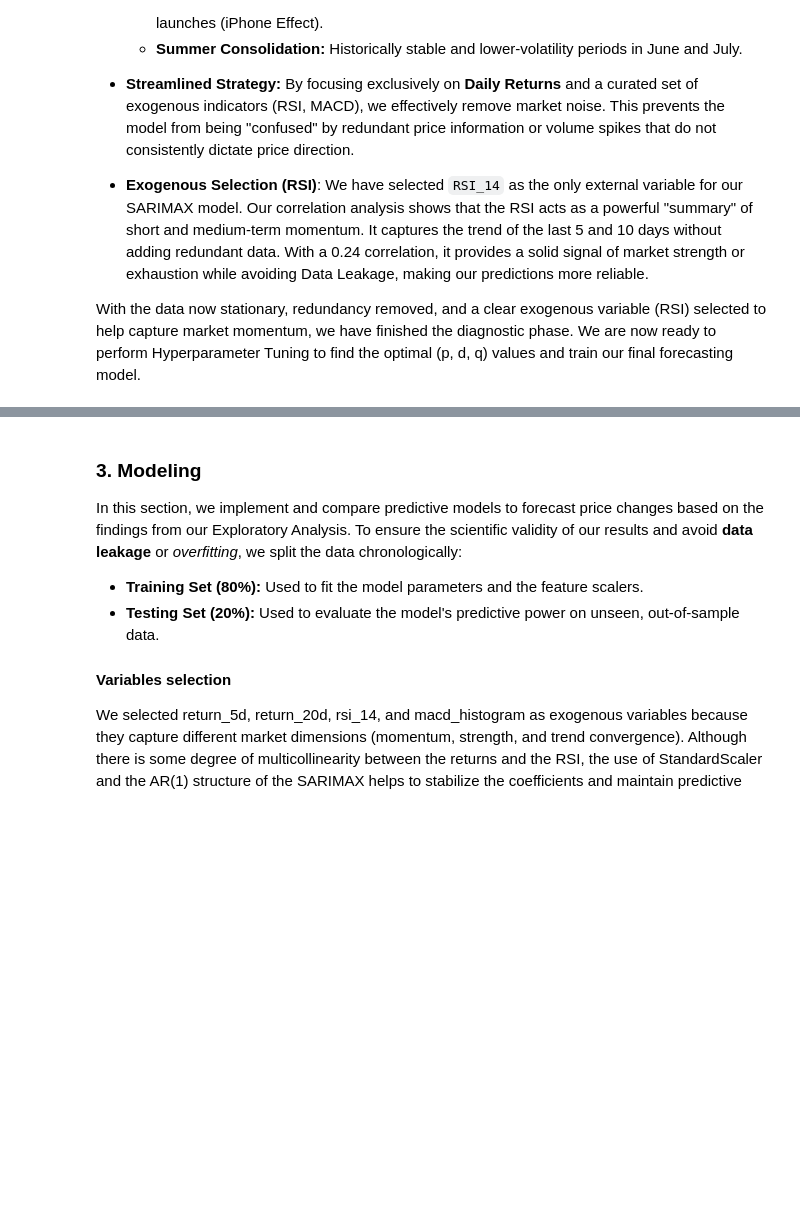
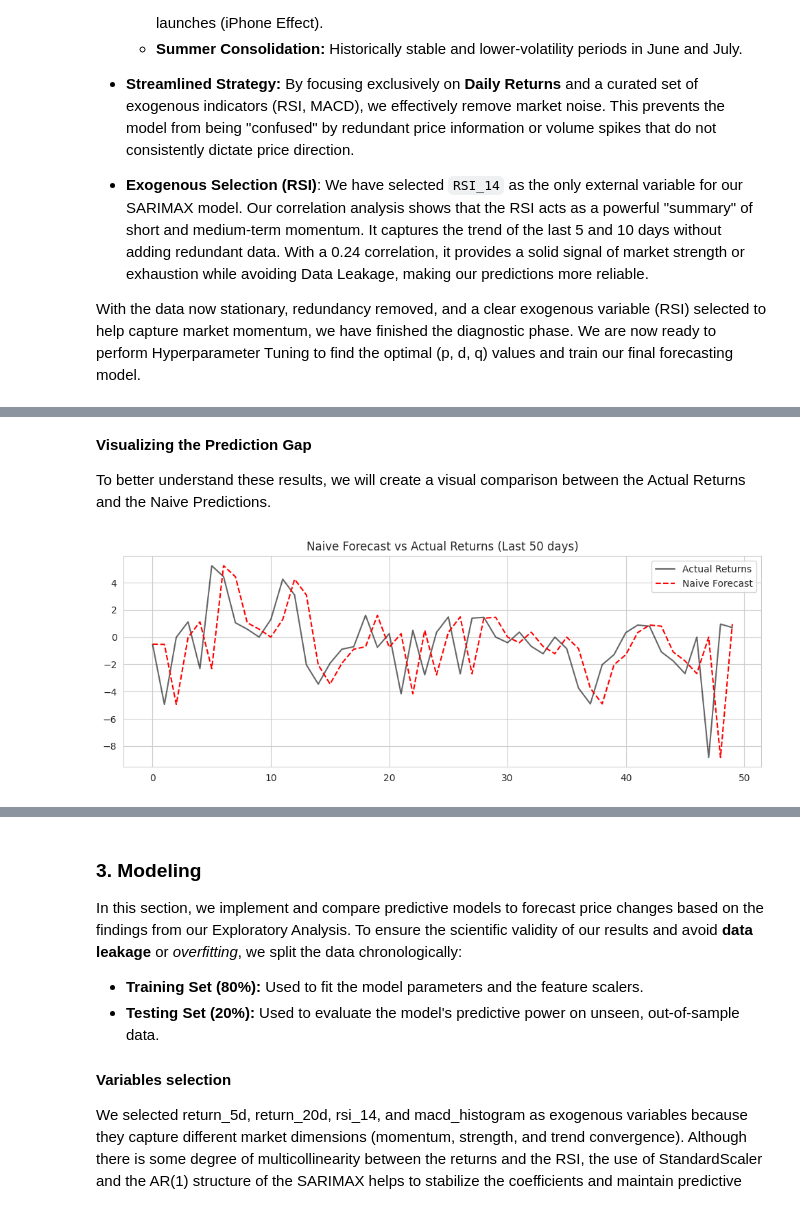
Before and after one commit to Gonzatorra/Advanced-ML-Project, a Jupyter notebook: Deliverable2/main.ipynb, the cells around one changed output, grey strips where cells are left out. Drawn from its saved outputs; the diff is of its cells as text; code cells hidden in the pictures; blank space fills up the shorter version.

```diff
--- a/Deliverable2/main.ipynb
+++ b/Deliverable2/main.ipynb
@@ -400,8 +408,11 @@ The ACF and PACF plots provide the final evidence we needed. The slow decay in t
 # %% [markdown]
 In this step, we are looking at the "Total Price" and started looking at the "Daily Change" (how much the price moves each day). This is called First Differencing ($d=1$).
 # %%
-# Calculamos la diferencia diaria (retornos)
+# Calculate the first difference (returns) of the closing price
 df['returns'] = df['close'].diff()
+# Remove the first row which will have NaN due to differencing
+# so that we can analyze the returns without issues
+df.dropna(inplace=True)
 
 plt.figure(figsize=(14, 6))
 plt.plot(df['returns'], color='#007AFF', linewidth=0.5)
@@ -856,0 +905,12 @@ The data is ready for the ARIMA model.
+# %%
+total_len = len(df)
+train_end = int(total_len * 0.8)
+val_end = int(total_len * 0.9)
+
+train = df.iloc[:train_end]
+val   = df.iloc[train_end:val_end]
+test  = df.iloc[val_end:]
+
+print(f"Train: {len(train)} days")
+print(f"Validation: {len(val)} days")
+print(f"Test: {len(test)} days")
@@ -856,0 +931,12 @@ The data is ready for the ARIMA model.
+# %%
+# NAIVE IN VALIDATION
+# Shift the actual returns by one day
+# The first value of 'val' is predicted using the last value of 'train'
+val_naive_pred = val['returns'].shift(1)
+val_naive_pred.iloc[0] = train['returns'].iloc[-1]
+
+# NAIVE IN TEST
+# Shift the actual returns by one day
+# The first value of 'test' is predicted using the last value of 'val'
+test_naive_pred = test['returns'].shift(1)
+test_naive_pred.iloc[0] = val['returns'].iloc[-1]
@@ -856,0 +972,13 @@ The data is ready for the ARIMA model.
+# %% [markdown]
+**Visualizing the Prediction Gap**
+
+To better understand these results, we will create a visual comparison between the Actual Returns and the Naive Predictions.
+# %%
+plt.figure(figsize=(12,4))
+plt.plot(test['returns'].tail(50).values, label='Actual Returns', color='black', alpha=0.6)
+plt.plot(test_naive_pred.tail(50).values, label='Naive Forecast', color='red', linestyle='--')
+plt.title('Naive Forecast vs Actual Returns (Last 50 days)')
+plt.legend()
+plt.show()
+# %% [output]
+[figure, added]
```
Also changed, not shown: parts of 60 cells of this notebook, 4 other files.
